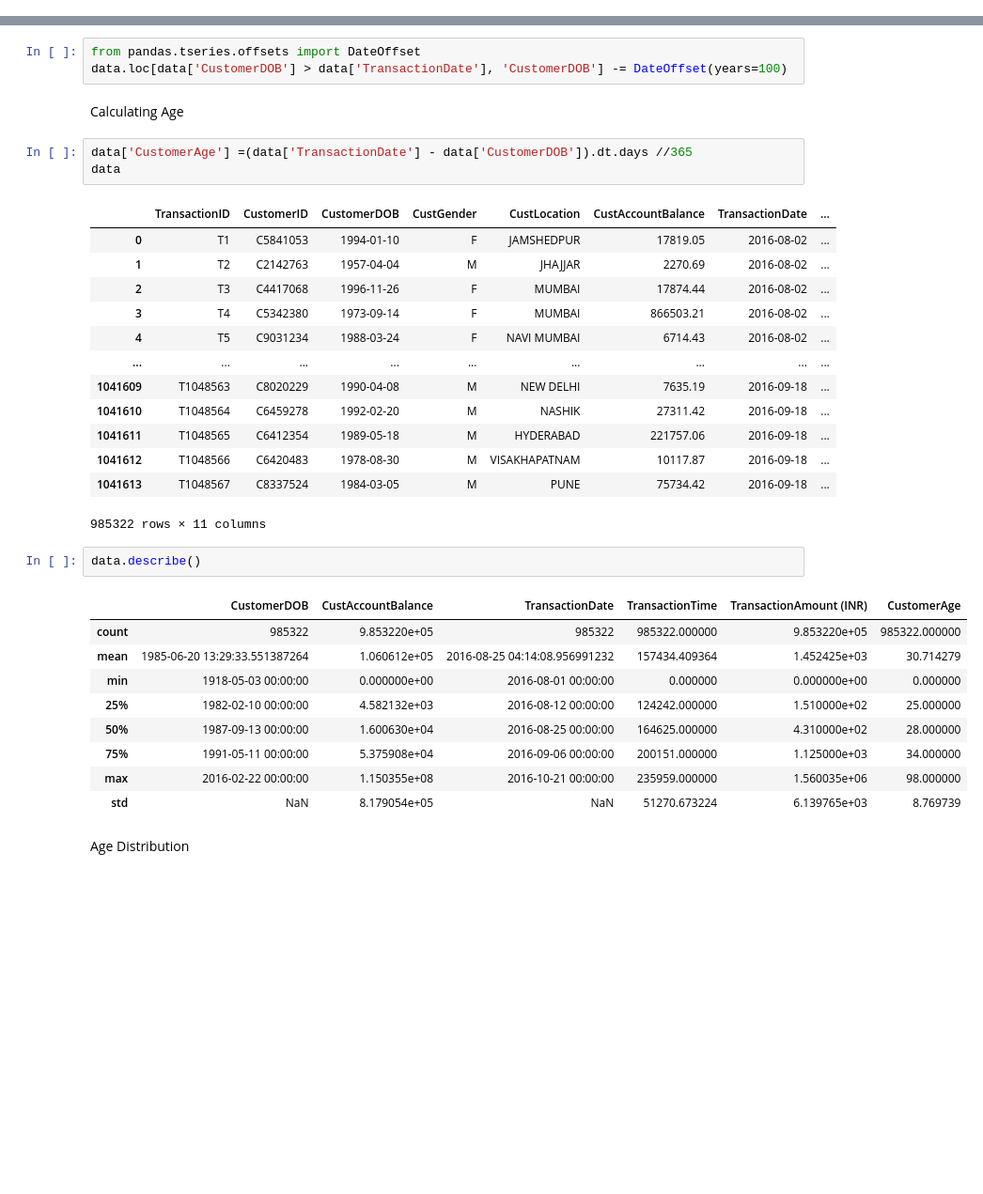
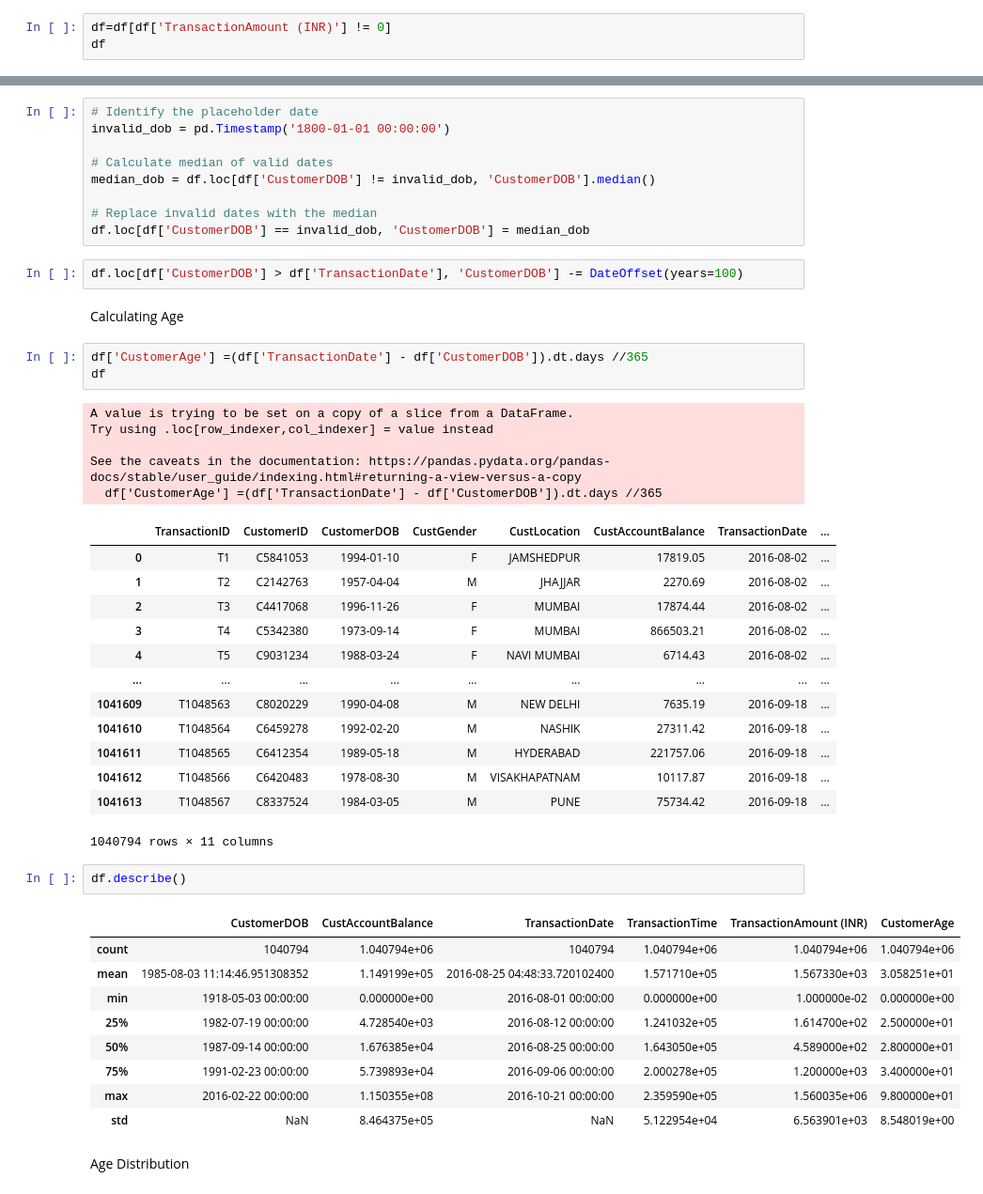
Before and after one commit to deCrystals/Bank_CustomerSegmentation, a Jupyter notebook: Notebook/bank.ipynb, the cells around one changed output, grey strips where cells are left out. Shown: that part at 94% size. Cells and saved outputs as stored; diff of their text form; blank space fills up the shorter version.

```diff
--- a/Notebook/bank.ipynb
+++ b/Notebook/bank.ipynb
@@ -83,0 +94,3 @@ df.describe(include='all')
+# %%
+df=df[df['TransactionAmount (INR)'] != 0]
+df
@@ -267,14 +275,27 @@ data.describe()
 # %% [markdown]
 Fix DOB after  the Transaction date
+# %%
+# Identify the placeholder date
+invalid_dob = pd.Timestamp('1800-01-01 00:00:00')
+
+# Calculate median of valid dates
+median_dob = df.loc[df['CustomerDOB'] != invalid_dob, 'CustomerDOB'].median()
+
+# Replace invalid dates with the median
+df.loc[df['CustomerDOB'] == invalid_dob, 'CustomerDOB'] = median_dob
 # %%
-from pandas.tseries.offsets import DateOffset
-data.loc[data['CustomerDOB'] > data['TransactionDate'], 'CustomerDOB'] -= DateOffset(years=100)
+df.loc[df['CustomerDOB'] > df['TransactionDate'], 'CustomerDOB'] -= DateOffset(years=100)
 # %% [markdown]
 Calculating Age
 # %%
-data['CustomerAge'] =(data['TransactionDate'] - data['CustomerDOB']).dt.days //365
-data
+df['CustomerAge'] =(df['TransactionDate'] - df['CustomerDOB']).dt.days //365
+df
 # %% [output]
+A value is trying to be set on a copy of a slice from a DataFrame.
+Try using .loc[row_indexer,col_indexer] = value instead
+
+See the caveats in the documentation: https://pandas.pydata.org/pandas-docs/stable/user_guide/indexing.html#returning-a-view-versus-a-copy
+  df['CustomerAge'] =(df['TransactionDate'] - df['CustomerDOB']).dt.days //365
 |  | TransactionID | CustomerID | CustomerDOB | CustGender | CustLocation | CustAccountBalance | TransactionDate | ... |
 | 0 | T1 | C5841053 | 1994-01-10 | F | JAMSHEDPUR | 17819.05 | 2016-08-02 | ... |
 | 1 | T2 | C2142763 | 1957-04-04 | M | JHAJJAR | 2270.69 | 2016-08-02 | ... |
@@ -287,19 +308,19 @@ data
 | 1041611 | T1048565 | C6412354 | 1989-05-18 | M | HYDERABAD | 221757.06 | 2016-09-18 | ... |
 | 1041612 | T1048566 | C6420483 | 1978-08-30 | M | VISAKHAPATNAM | 10117.87 | 2016-09-18 | ... |
 | 1041613 | T1048567 | C8337524 | 1984-03-05 | M | PUNE | 75734.42 | 2016-09-18 | ... |
-985322 rows × 11 columns
+1040794 rows × 11 columns
 # %%
-data.describe()
+df.describe()
 # %% [output]
 |  | CustomerDOB | CustAccountBalance | TransactionDate | TransactionTime | TransactionAmount (INR) | CustomerAge |
-| count | 985322 | 9.853220e+05 | 985322 | 985322.000000 | 9.853220e+05 | 985322.000000 |
-| mean | 1985-06-20 13:29:33.551387264 | 1.060612e+05 | 2016-08-25 04:14:08.956991232 | 157434.409364 | 1.452425e+03 | 30.714279 |
-| min | 1918-05-03 00:00:00 | 0.000000e+00 | 2016-08-01 00:00:00 | 0.000000 | 0.000000e+00 | 0.000000 |
-| 25% | 1982-02-10 00:00:00 | 4.582132e+03 | 2016-08-12 00:00:00 | 124242.000000 | 1.510000e+02 | 25.000000 |
-| 50% | 1987-09-13 00:00:00 | 1.600630e+04 | 2016-08-25 00:00:00 | 164625.000000 | 4.310000e+02 | 28.000000 |
-| 75% | 1991-05-11 00:00:00 | 5.375908e+04 | 2016-09-06 00:00:00 | 200151.000000 | 1.125000e+03 | 34.000000 |
-| max | 2016-02-22 00:00:00 | 1.150355e+08 | 2016-10-21 00:00:00 | 235959.000000 | 1.560035e+06 | 98.000000 |
-| std | NaN | 8.179054e+05 | NaN | 51270.673224 | 6.139765e+03 | 8.769739 |
+| count | 1040794 | 1.040794e+06 | 1040794 | 1.040794e+06 | 1.040794e+06 | 1.040794e+06 |
+| mean | 1985-08-03 11:14:46.951308352 | 1.149199e+05 | 2016-08-25 04:48:33.720102400 | 1.571710e+05 | 1.567330e+03 | 3.058251e+01 |
+| min | 1918-05-03 00:00:00 | 0.000000e+00 | 2016-08-01 00:00:00 | 0.000000e+00 | 1.000000e-02 | 0.000000e+00 |
+| 25% | 1982-07-19 00:00:00 | 4.728540e+03 | 2016-08-12 00:00:00 | 1.241032e+05 | 1.614700e+02 | 2.500000e+01 |
+| 50% | 1987-09-14 00:00:00 | 1.676385e+04 | 2016-08-25 00:00:00 | 1.643050e+05 | 4.589000e+02 | 2.800000e+01 |
+| 75% | 1991-02-23 00:00:00 | 5.739893e+04 | 2016-09-06 00:00:00 | 2.000278e+05 | 1.200000e+03 | 3.400000e+01 |
+| max | 2016-02-22 00:00:00 | 1.150355e+08 | 2016-10-21 00:00:00 | 2.359590e+05 | 1.560035e+06 | 9.800000e+01 |
+| std | NaN | 8.464375e+05 | NaN | 5.122954e+04 | 6.563901e+03 | 8.548019e+00 |
 # %% [markdown]
 Age Distribution
 # %%
```
Also changed, not shown: parts of 27 cells of this notebook.
